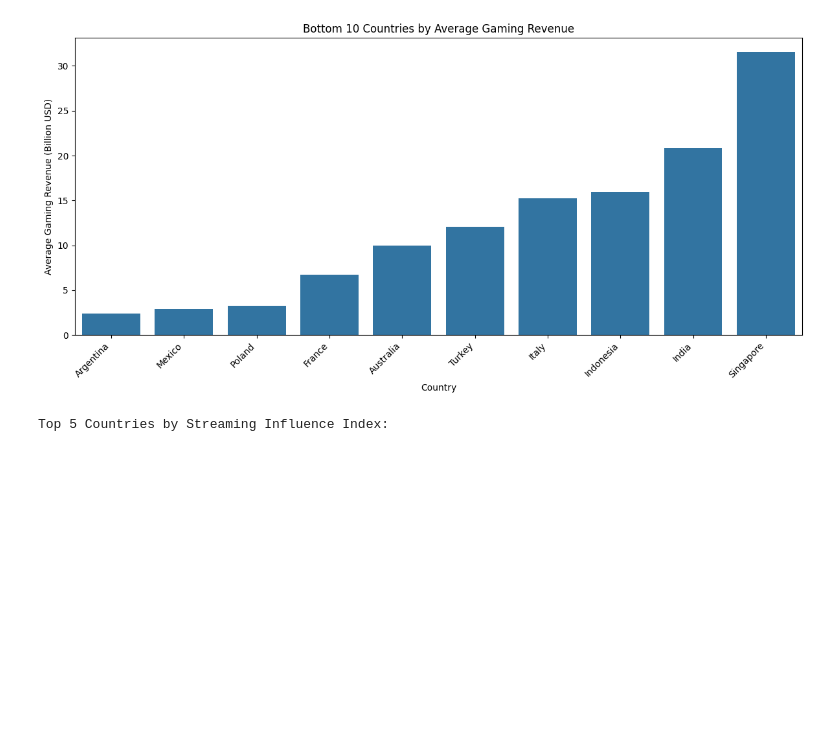
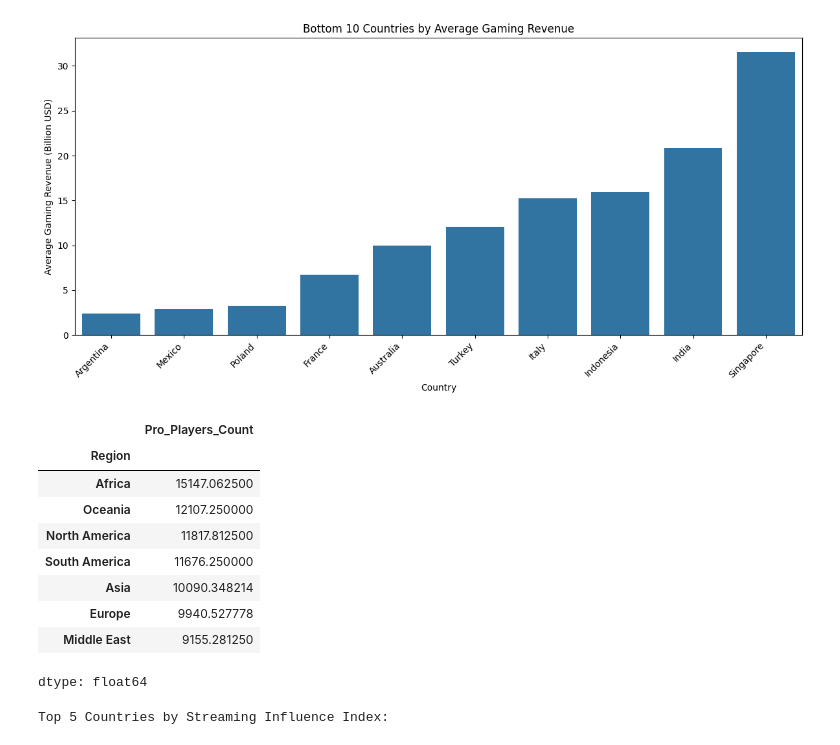
Before and after one commit to kxrrym03/Global-Games-eSports-Growth, a Jupyter notebook: Global_Gaming_&_eSports.ipynb, the cells around one changed output. Drawn from its saved outputs; the diff is of its cells as text; code cells hidden in the pictures; blank space fills up the shorter version.

```diff
--- a/Global_Gaming_&_eSports.ipynb
+++ b/Global_Gaming_&_eSports.ipynb
@@ -268,6 +268,20 @@ plt.tight_layout()
 plt.show()
 # %% [output]
 [figure]
+# %%
+pro_players_per_region = df.groupby('Region')['Pro_Players_Count'].mean().sort_values(ascending=False)
+display(pro_players_per_region)
+# %% [output]
+|  | Pro_Players_Count |
+| Region |  |
+| Africa | 15147.062500 |
+| Oceania | 12107.250000 |
+| North America | 11817.812500 |
+| South America | 11676.250000 |
+| Asia | 10090.348214 |
+| Europe | 9940.527778 |
+| Middle East | 9155.281250 |
+dtype: float64
 # %%
 streaming_influence_countries = df.groupby('Country')['Streaming_Influence_Index'].mean().sort_values(ascending=False)
 print("Top 5 Countries by Streaming Influence Index:")
```
Also changed, not shown: parts of 1 cell of this notebook.
